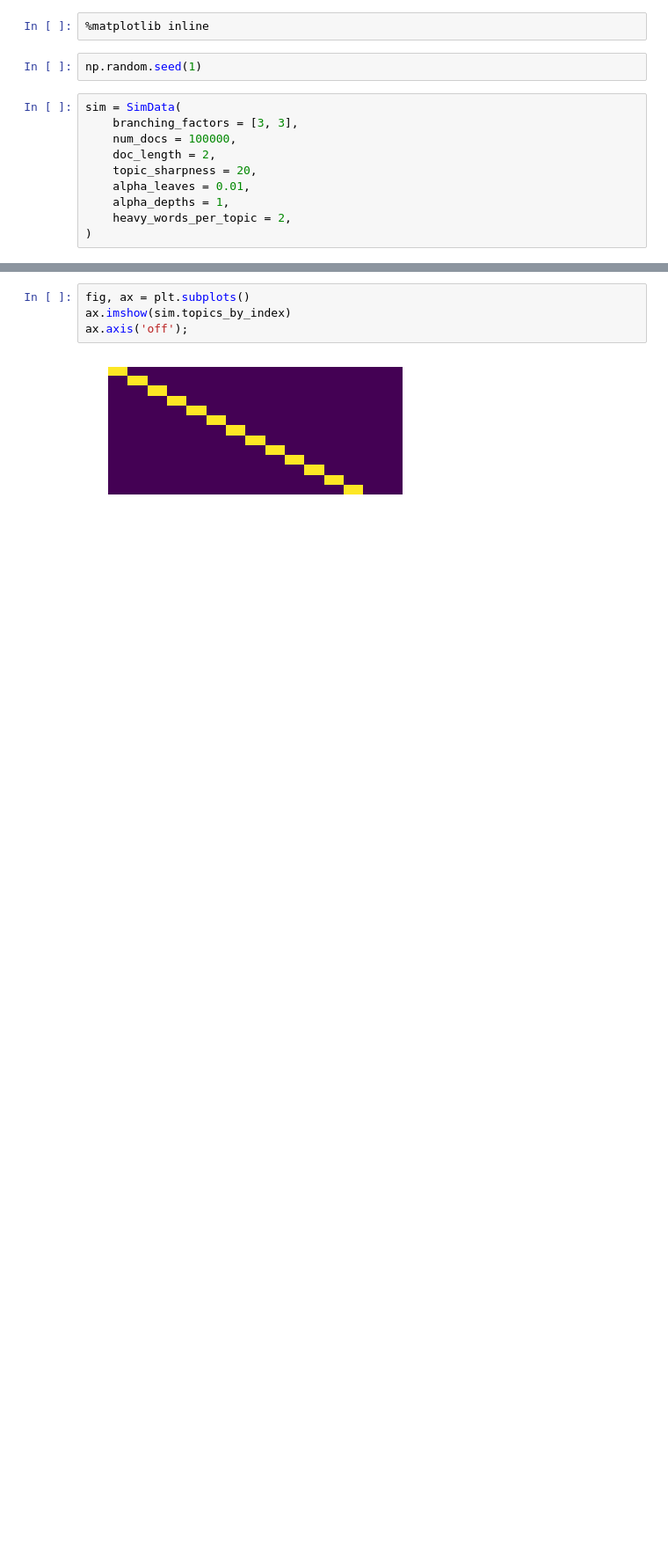
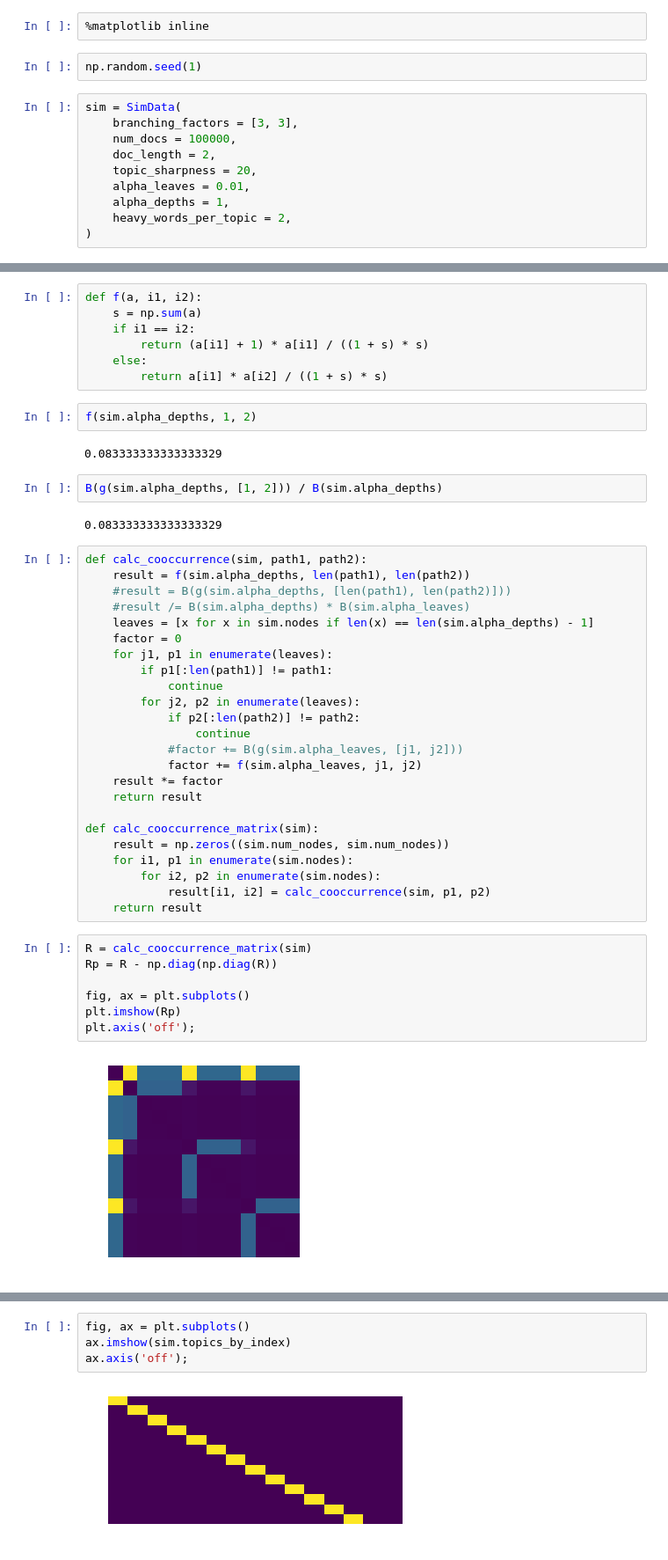
Before and after one commit to aleveren/ucsd-research, a Jupyter notebook: simple-hier-topic-model/topic_cooccurrence.ipynb, the cells around one changed output, grey strips where cells are left out. Shown at 88% size. Saved outputs shown, nothing was run; the diff lists cells and outputs as text; blank space fills up the shorter version.

Commit message:
For simulated data, calculate topic cooccurrence matrix directly from alpha_depths and alpha_leaves

```diff
--- a/simple-hier-topic-model/topic_cooccurrence.ipynb
+++ b/simple-hier-topic-model/topic_cooccurrence.ipynb
@@ -21,0 +34,48 @@ sim = SimData(
+# %%
+def f(a, i1, i2):
+    s = np.sum(a)
+    if i1 == i2:
+        return (a[i1] + 1) * a[i1] / ((1 + s) * s)
+    else:
+        return a[i1] * a[i2] / ((1 + s) * s)
+# %%
+f(sim.alpha_depths, 1, 2)
+# %% [output]
+0.083333333333333329
+# %%
+B(g(sim.alpha_depths, [1, 2])) / B(sim.alpha_depths)
+# %% [output]
+0.083333333333333329
+# %%
+def calc_cooccurrence(sim, path1, path2):
+    result = f(sim.alpha_depths, len(path1), len(path2))
+    #result = B(g(sim.alpha_depths, [len(path1), len(path2)]))
+    #result /= B(sim.alpha_depths) * B(sim.alpha_leaves)
+    leaves = [x for x in sim.nodes if len(x) == len(sim.alpha_depths) - 1]
+    factor = 0
+    for j1, p1 in enumerate(leaves):
+        if p1[:len(path1)] != path1:
+            continue
+        for j2, p2 in enumerate(leaves):
+            if p2[:len(path2)] != path2:
+                continue
+            #factor += B(g(sim.alpha_leaves, [j1, j2]))
+            factor += f(sim.alpha_leaves, j1, j2)
+    result *= factor
+    return result
+
+def calc_cooccurrence_matrix(sim):
+    result = np.zeros((sim.num_nodes, sim.num_nodes))
+    for i1, p1 in enumerate(sim.nodes):
+        for i2, p2 in enumerate(sim.nodes):
+            result[i1, i2] = calc_cooccurrence(sim, p1, p2)
+    return result
+# %%
+R = calc_cooccurrence_matrix(sim)
+Rp = R - np.diag(np.diag(R))
+
+fig, ax = plt.subplots()
+plt.imshow(Rp)
+plt.axis('off');
+# %% [output]
+[figure, added]
```
Also changed, not shown: parts of 17 cells of this notebook.
